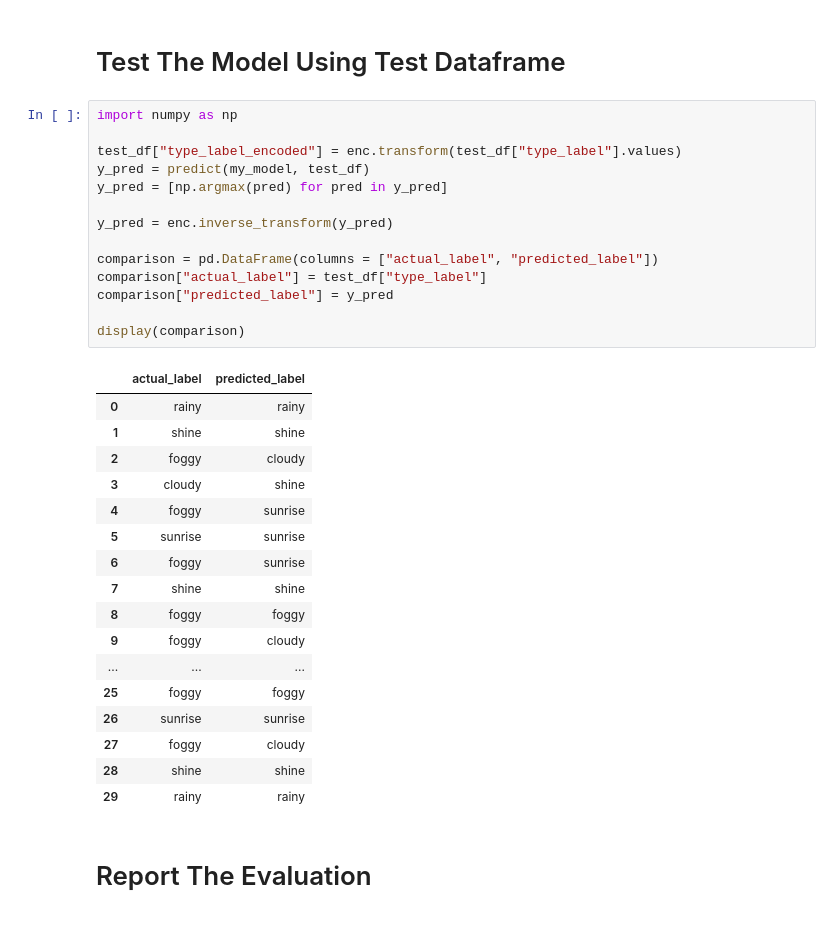
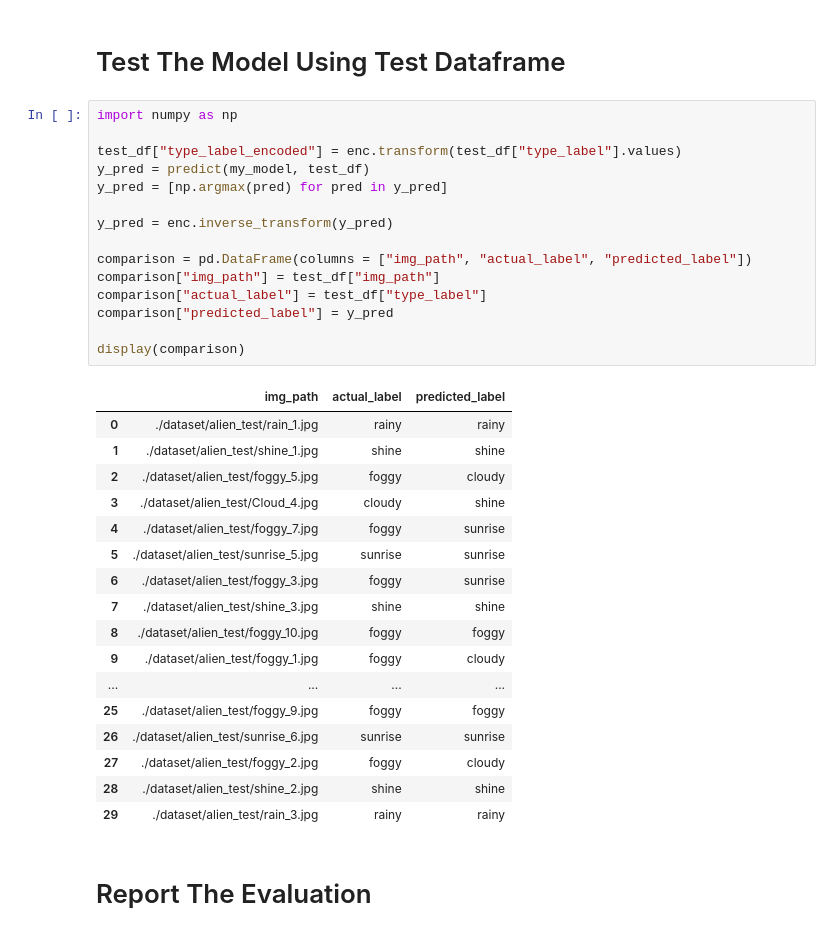
Before and after one commit to achirramadhan/bangkit-weather-prediction, a Jupyter notebook: neural-network.ipynb, the cells around one changed output. Cells and saved outputs as stored; diff of their text form.

Commit message:
Add path in comparison part to trace which images in test are misclassified

```diff
--- a/neural-network.ipynb
+++ b/neural-network.ipynb
@@ -286,35 +286,36 @@ Epoch 600/600
 # %%
 import numpy as np
 
 test_df["type_label_encoded"] = enc.transform(test_df["type_label"].values)
 y_pred = predict(my_model, test_df)
 y_pred = [np.argmax(pred) for pred in y_pred]
 
 y_pred = enc.inverse_transform(y_pred)
 
-comparison = pd.DataFrame(columns = ["actual_label", "predicted_label"])
+comparison = pd.DataFrame(columns = ["img_path", "actual_label", "predicted_label"])
+comparison["img_path"] = test_df["img_path"]
 comparison["actual_label"] = test_df["type_label"]
 comparison["predicted_label"] = y_pred
 
 display(comparison)
 # %% [output]
-|  | actual_label | predicted_label |
-| 0 | rainy | rainy |
-| 1 | shine | shine |
-| 2 | foggy | cloudy |
-| 3 | cloudy | shine |
-| 4 | foggy | sunrise |
-| 5 | sunrise | sunrise |
-| 6 | foggy | sunrise |
-| 7 | shine | shine |
-| 8 | foggy | foggy |
-| 9 | foggy | cloudy |
-| ... | ... | ... |
-| 25 | foggy | foggy |
-| 26 | sunrise | sunrise |
-| 27 | foggy | cloudy |
-| 28 | shine | shine |
-| 29 | rainy | rainy |
+|  | img_path | actual_label | predicted_label |
+| 0 | ./dataset/alien_test/rain_1.jpg | rainy | rainy |
+| 1 | ./dataset/alien_test/shine_1.jpg | shine | shine |
+| 2 | ./dataset/alien_test/foggy_5.jpg | foggy | cloudy |
+| 3 | ./dataset/alien_test/Cloud_4.jpg | cloudy | shine |
+| 4 | ./dataset/alien_test/foggy_7.jpg | foggy | sunrise |
+| 5 | ./dataset/alien_test/sunrise_5.jpg | sunrise | sunrise |
+| 6 | ./dataset/alien_test/foggy_3.jpg | foggy | sunrise |
+| 7 | ./dataset/alien_test/shine_3.jpg | shine | shine |
+| 8 | ./dataset/alien_test/foggy_10.jpg | foggy | foggy |
+| 9 | ./dataset/alien_test/foggy_1.jpg | foggy | cloudy |
+| ... | ... | ... | ... |
+| 25 | ./dataset/alien_test/foggy_9.jpg | foggy | foggy |
+| 26 | ./dataset/alien_test/sunrise_6.jpg | sunrise | sunrise |
+| 27 | ./dataset/alien_test/foggy_2.jpg | foggy | cloudy |
+| 28 | ./dataset/alien_test/shine_2.jpg | shine | shine |
+| 29 | ./dataset/alien_test/rain_3.jpg | rainy | rainy |
 # %% [markdown]
 # Report The Evaluation
 # %%
```
Also changed, not shown: parts of 6 cells of this notebook.
